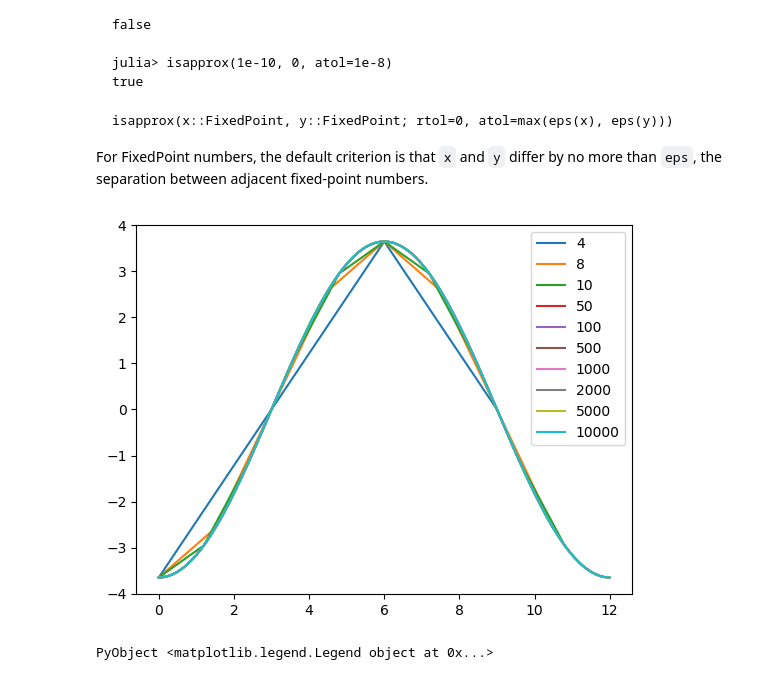
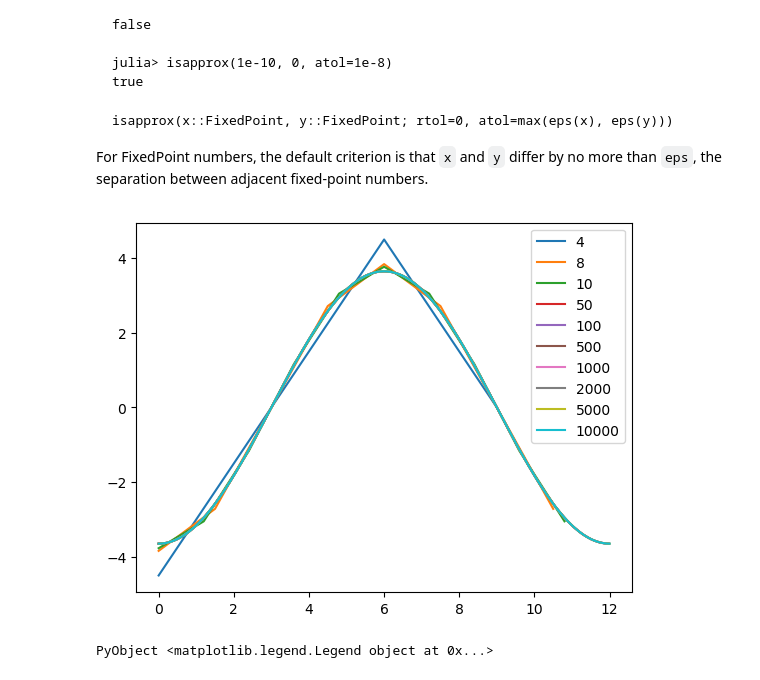
Before and after one commit to ali-ramadhan/random-jupyter-notebooks, a Jupyter notebook: OceanDispatch.jl/1D spectral solver for Poisson equation with periodic boundary conditions.ipynb, the cells around one changed output. Cells and saved outputs as stored; diff of their text form; code cells hidden in the pictures.

Commit message:
Upgraded 1D solver + second-order div-free soln.

```diff
--- a/OceanDispatch.jl/1D spectral solver for Poisson equation with periodic boundary conditions.ipynb
+++ b/OceanDispatch.jl/1D spectral solver for Poisson equation with periodic boundary conditions.ipynb
@@ -8,12 +11,20 @@ HTML{String}("    <script id=\"webio-setup-17734168009364797528\">\n    // Immed
 # %%
-# Solve a 1D Poisson equation ∇²ϕ = d²ϕ/dx² = f(x) with periodic boundary conditions and grid spacing Δx
-# using a second-order Fourier-spectral method.
-function solve_poisson_1d_pbc(f, Δx)
-    N = length(f)  # Number of grid points.
+# Solve a 1D Poisson equation ∇²ϕ = d²ϕ/dx² = f(x) with periodic boundary
+# conditions and domain length L using the Fourier-spectral method. Solutions to
+# Poisson's equation with periodic boundary conditions are unique up to a
+# constant so you may need to appropriately normalize the solution if you care
+# about the numerical value of the solution itself and not just derivatives of
+# the solution.
+function solve_poisson_1d_pbc(f, L)
+    N = length(f)  # Number of grid points (excluding the periodic end point).
     n = 0:N        # Wavenumber indices.
 
-    # k² = @. (4 / Δx^2) * sin(π*n / N)^2  # Wavenumber squared.
-    k² = @. ((2*π / 12) * n)^2
+    # Wavenumbers for second-order convergence.
+    Δx = L / N
+    k² = @. (4 / Δx^2) * sin(π*n / N)^2
+
+    # Wavenumbers for spectral convergence.
+    # k² = @. ((2*π / L) * n)^2
 
     # Forward transform the real-valued source term.
     fh = FFTW.rfft(f)
@@ -206,24 +217,24 @@ For FixedPoint numbers, the default criterion is that `x` and `y` differ by no m
 # %%
 Ns = [4, 8, 10, 50, 100, 500, 1000, 2000, 5000, 10000]
 error = []
 
 for Nz in Ns
     H = 12           # Length of domain.
     Δz = H / Nz      # Grid spacing.
     z = Δz * (0:(Nz-1))  # Grid point locations.
 
     f = cos.(2*π*z ./ H)  # Source term.
     ϕa = @. -(H / (2π))^2 * cos((2π / H) * z)  # Analytic solution.
 
-    ϕs = solve_poisson_1d_pbc(f, Δz)
+    ϕs = solve_poisson_1d_pbc(f, H)
 
     # Maximum error should be around 0.06.
     PyPlot.plot(z, ϕs, label=string(Nz));
     append!(error, maximum(abs.(ϕs - ϕa)))
 end
 PyPlot.legend()
 # %% [output]
-[figure, old version]
+[figure, new version]
 PyObject <matplotlib.legend.Legend object at 0x...>
 # %%
 error
```
Also changed, not shown: parts of 14 cells of this notebook.
